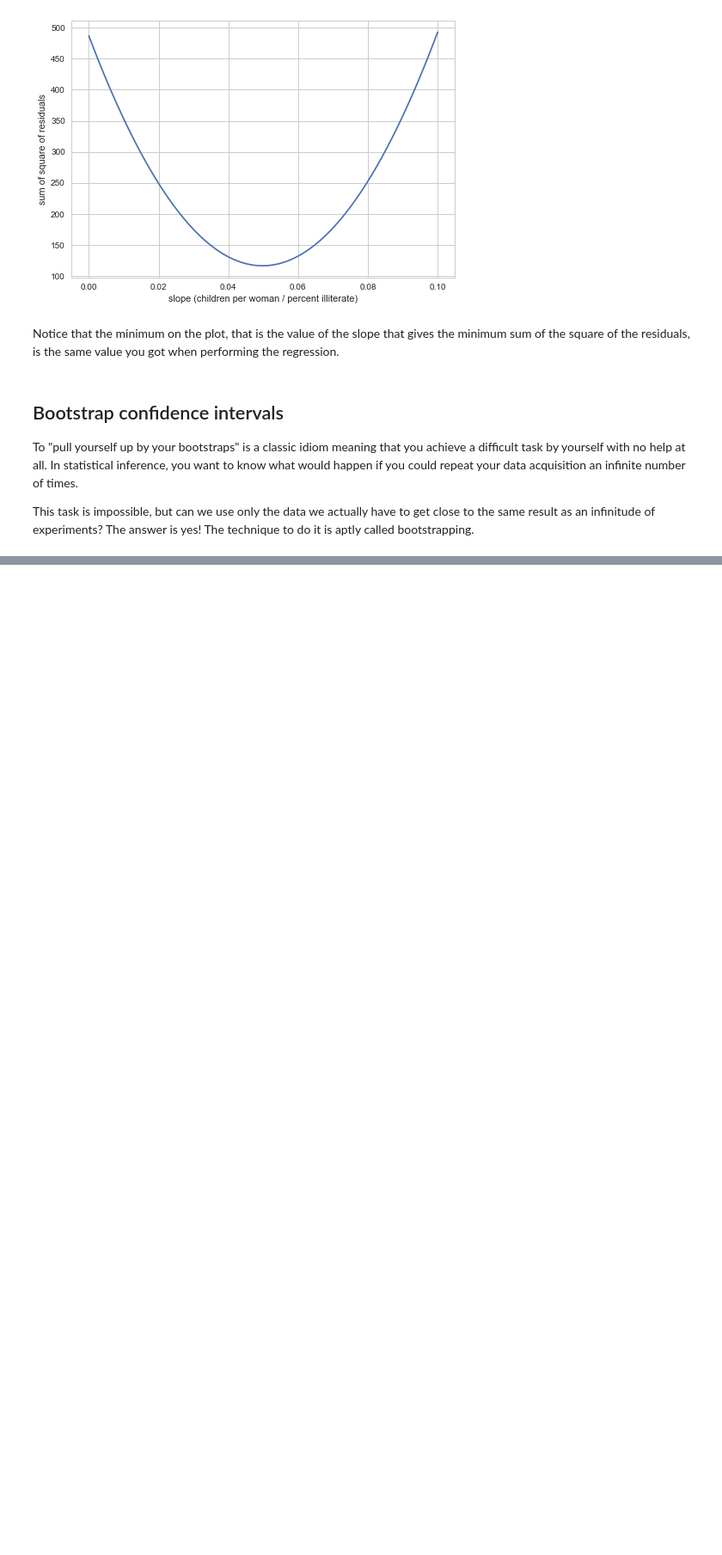
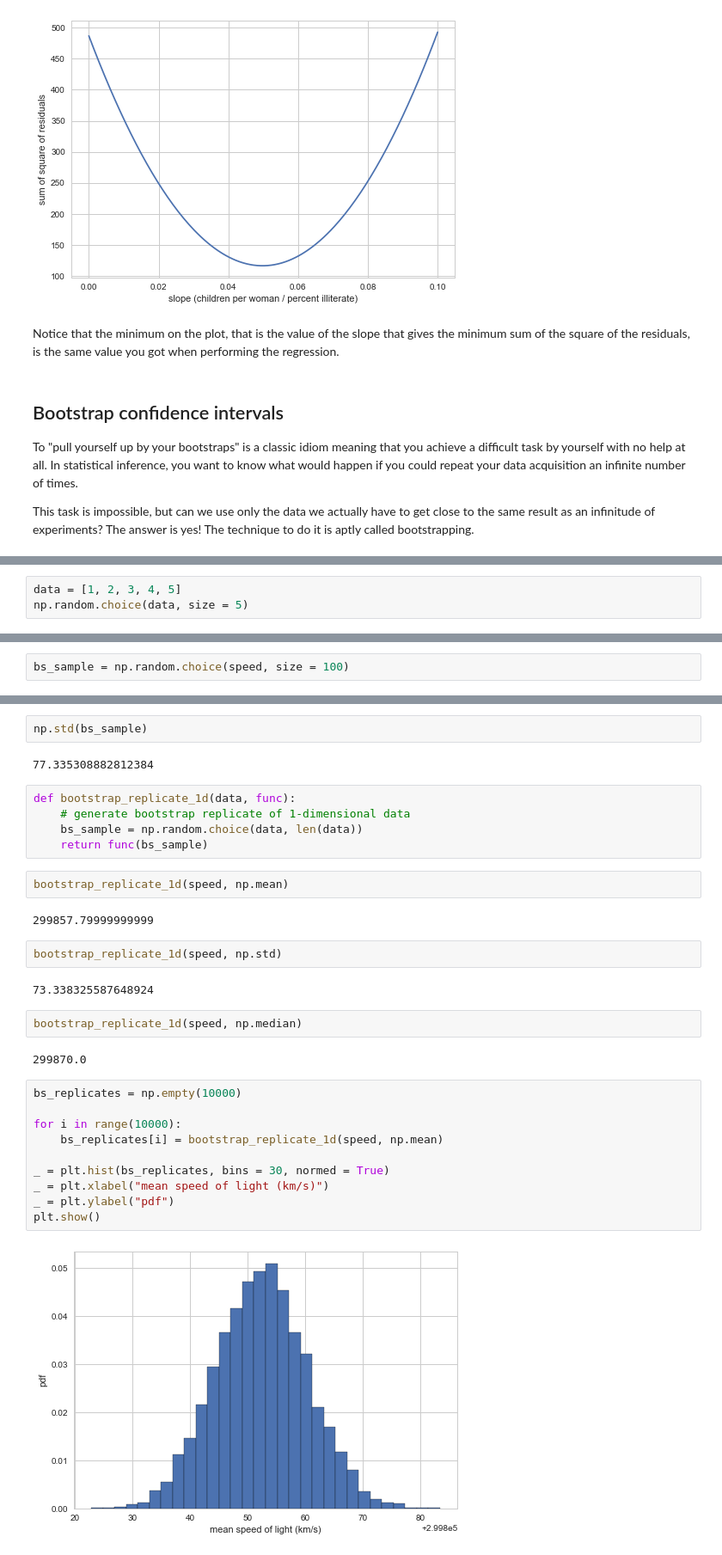
Before and after one commit to iamjz/Python-Data, a Jupyter notebook: StatisticalThinking2.ipynb, the cells around one changed output, grey strips where cells are left out. Shown at 86% size. Cells and saved outputs as stored; diff of their text form; blank space fills up the shorter version.

```diff
--- a/StatisticalThinking2.ipynb
+++ b/StatisticalThinking2.ipynb
@@ -179,0 +186,3 @@ This task is impossible, but can we use only the data we actually have to get cl
+# %%
+data = [1, 2, 3, 4, 5]
+np.random.choice(data, size = 5)
@@ -179,0 +191,2 @@ This task is impossible, but can we use only the data we actually have to get cl
+# %%
+bs_sample = np.random.choice(speed, size = 100)
@@ -179,0 +201,33 @@ This task is impossible, but can we use only the data we actually have to get cl
+# %%
+np.std(bs_sample)
+# %% [output]
+77.335308882812384
+# %%
+def bootstrap_replicate_1d(data, func):
+    # generate bootstrap replicate of 1-dimensional data
+    bs_sample = np.random.choice(data, len(data))
+    return func(bs_sample)
+# %%
+bootstrap_replicate_1d(speed, np.mean)
+# %% [output]
+299857.79999999999
+# %%
+bootstrap_replicate_1d(speed, np.std)
+# %% [output]
+73.338325587648924
+# %%
+bootstrap_replicate_1d(speed, np.median)
+# %% [output]
+299870.0
+# %%
+bs_replicates = np.empty(10000)
+
+for i in range(10000):
+    bs_replicates[i] = bootstrap_replicate_1d(speed, np.mean)
+
+_ = plt.hist(bs_replicates, bins = 30, normed = True)
+_ = plt.xlabel("mean speed of light (km/s)")
+_ = plt.ylabel("pdf")
+plt.show()
+# %% [output]
+[figure, added]
```
Also changed, not shown: parts of 10 cells of this notebook.
